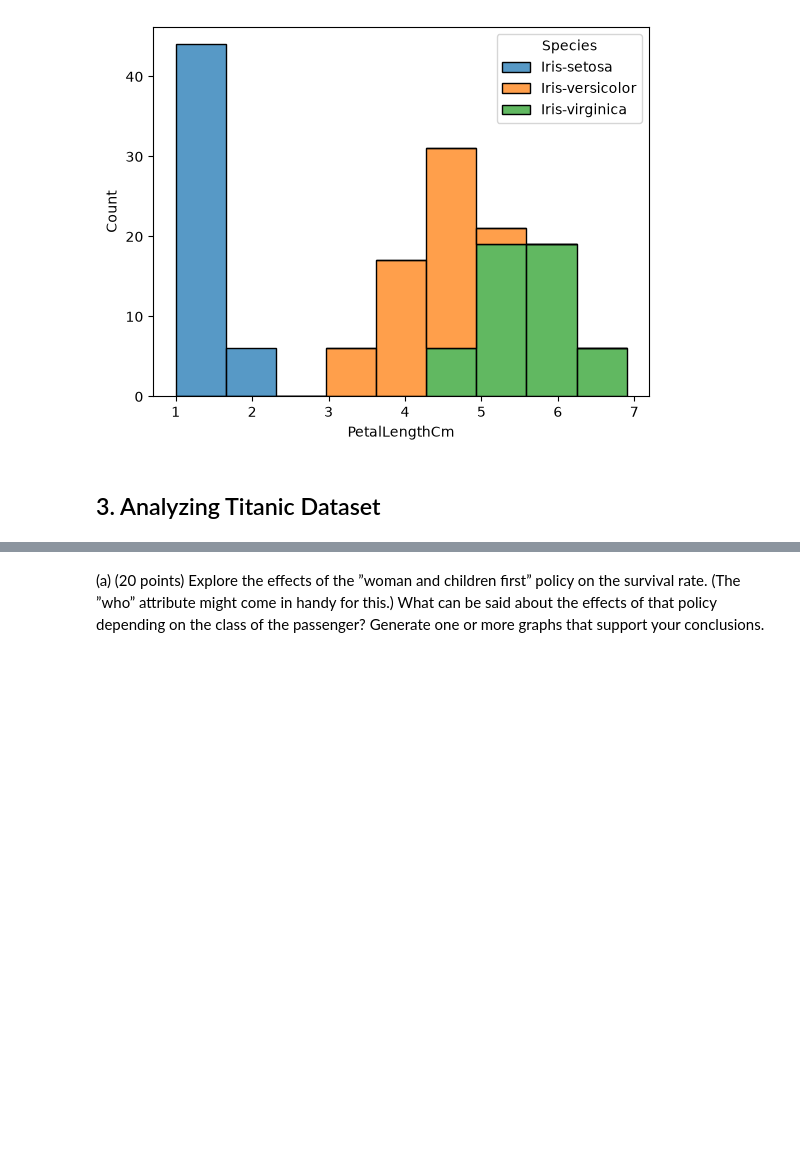
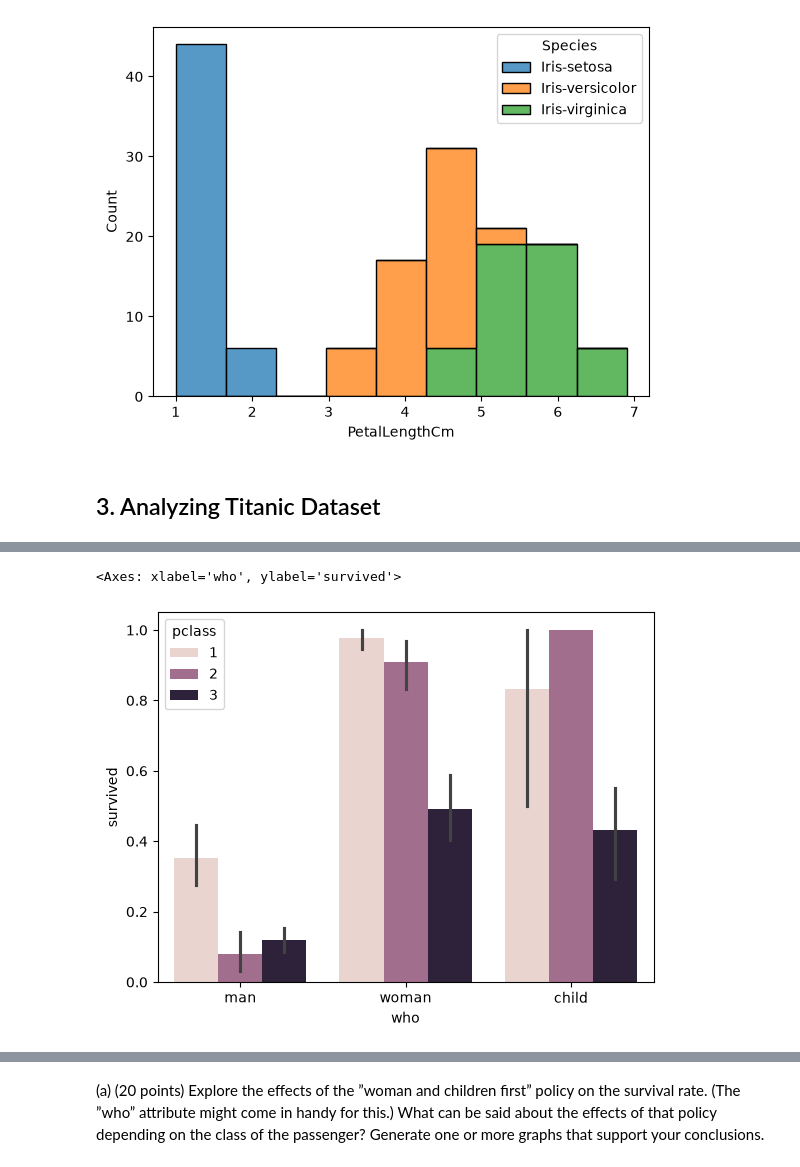
Before and after one commit to kormakursnorra/MachineLearningRepo, a Jupyter notebook: Lab2.ipynb, the cells around one changed output, grey strips where cells are left out. Saved outputs shown, nothing was run; the diff lists cells and outputs as text; code cells hidden in the pictures; blank space fills up the shorter version.

```diff
--- a/Lab2.ipynb
+++ b/Lab2.ipynb
@@ -75,3 +97,6 @@ Iris-virginica   1.4  2.5
 [figure]
 # %% [markdown]
 ## 3. Analyzing Titanic Dataset
+# %%
+titanic = pd.read_csv("titanic.csv")
+print(titanic.describe())
@@ -77,0 +115,10 @@ Iris-virginica   1.4  2.5
+# %%
+sns.barplot(
+    data=titanic,
+    x="who",
+    y="survived",
+    hue="pclass"
+)
+# %% [output]
+<Axes: xlabel='who', ylabel='survived'>
+[figure, added]
```
Also changed, not shown: parts of 9 cells of this notebook.
